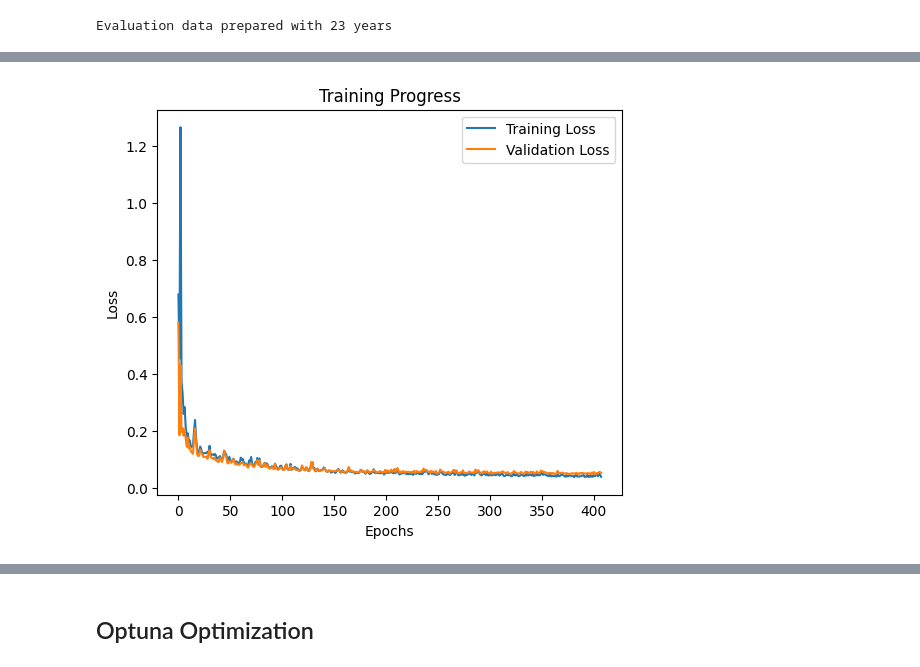
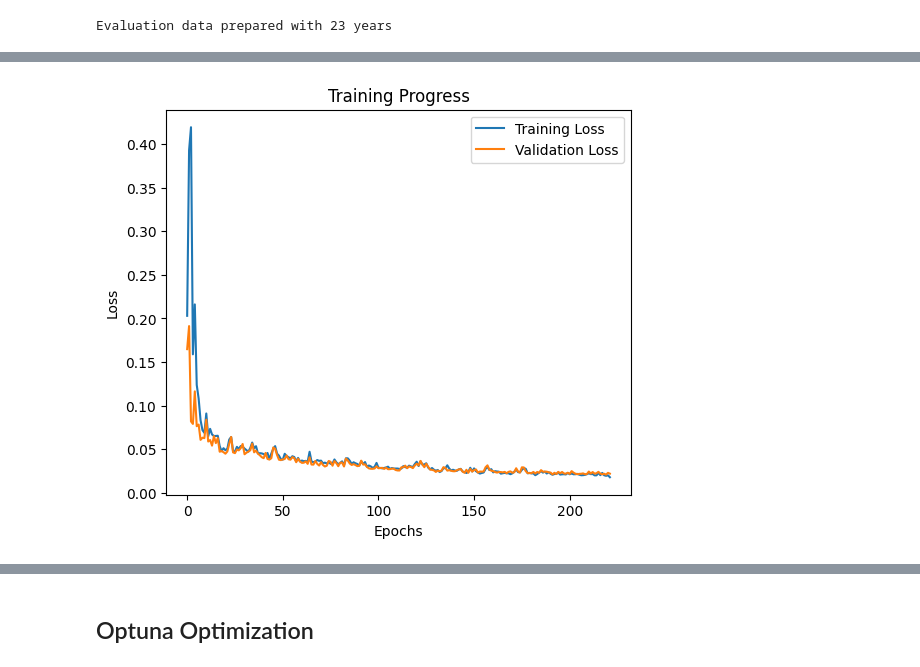
Before and after one commit to samrauh/dlss-project, a Jupyter notebook: model/multimodal_network_gini_as_predictor_new.ipynb, the cells around one changed output, grey strips where cells are left out. Saved outputs shown, nothing was run; the diff lists cells and outputs as text; code cells hidden in the pictures.

```diff
--- a/model/multimodal_network_gini_as_predictor_new.ipynb
+++ b/model/multimodal_network_gini_as_predictor_new.ipynb
@@ -1310,7 +1308,7 @@ gan_model_eval = MultiModalGNNModel(
 gan_model_eval = gan_model_eval.to(device)
 
 # Training setup
-criterion_eval = MeanAbsolutePercentageError().to(device)
+criterion_eval = nn.L1Loss()
 optimizer_eval = optim.Adam(gan_model_eval.parameters(), lr=0.0007833189943995176, weight_decay=0.00001558)
 early_stopper_eval = EarlyStopping(patience=60, min_delta=0.00001, path='model_checkpoints/gan_eval_checkpoint.pt')
 
@@ -1348,4 +1346,4 @@ Early stopping at epoch 408 with validation loss 0.0666
-[figure, old version]
+[figure, new version]
 # %%
 # Step 6: Predict for test countries in 2022 with visualization
 def predict_test_countries_2022(model, data_dict_original, df_gini_eval, test_countries, device):
```
Also changed, not shown: parts of 10 cells of this notebook, 1 other file.
